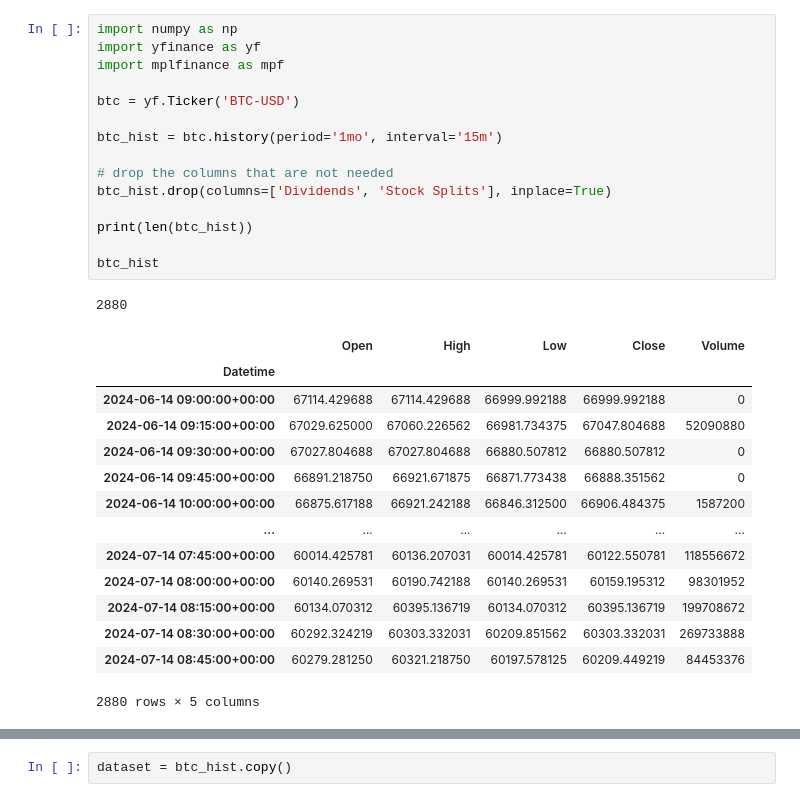
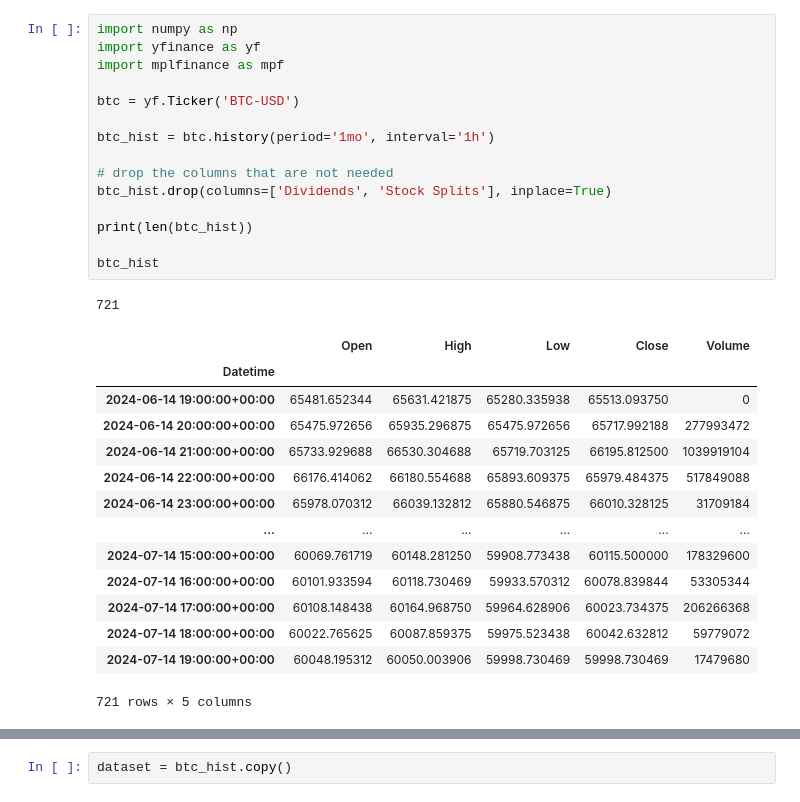
Before and after one commit to TidyMaze/finance, a Jupyter notebook: test.ipynb, the cells around one changed output, grey strips where cells are left out. Drawn from its saved outputs; the diff is of its cells as text.

```diff
--- a/test.ipynb
+++ b/test.ipynb
@@ -1,34 +1,34 @@
 # %%
 import numpy as np
 import yfinance as yf
 import mplfinance as mpf
 
 btc = yf.Ticker('BTC-USD')
 
-btc_hist = btc.history(period='1mo', interval='15m')
+btc_hist = btc.history(period='1mo', interval='1h')
 
 # drop the columns that are not needed
 btc_hist.drop(columns=['Dividends', 'Stock Splits'], inplace=True)
 
 print(len(btc_hist))
 
 btc_hist
 # %% [output]
-2880
+721
 |  | Open | High | Low | Close | Volume |
 | Datetime |  |  |  |  |  |
-| 2024-06-14 09:00:00+00:00 | 67114.429688 | 67114.429688 | 66999.992188 | 66999.992188 | 0 |
-| 2024-06-14 09:15:00+00:00 | 67029.625000 | 67060.226562 | 66981.734375 | 67047.804688 | 52090880 |
-| 2024-06-14 09:30:00+00:00 | 67027.804688 | 67027.804688 | 66880.507812 | 66880.507812 | 0 |
-| 2024-06-14 09:45:00+00:00 | 66891.218750 | 66921.671875 | 66871.773438 | 66888.351562 | 0 |
-| 2024-06-14 10:00:00+00:00 | 66875.617188 | 66921.242188 | 66846.312500 | 66906.484375 | 1587200 |
+| 2024-06-14 19:00:00+00:00 | 65481.652344 | 65631.421875 | 65280.335938 | 65513.093750 | 0 |
+| 2024-06-14 20:00:00+00:00 | 65475.972656 | 65935.296875 | 65475.972656 | 65717.992188 | 277993472 |
+| 2024-06-14 21:00:00+00:00 | 65733.929688 | 66530.304688 | 65719.703125 | 66195.812500 | 1039919104 |
+| 2024-06-14 22:00:00+00:00 | 66176.414062 | 66180.554688 | 65893.609375 | 65979.484375 | 517849088 |
+| 2024-06-14 23:00:00+00:00 | 65978.070312 | 66039.132812 | 65880.546875 | 66010.328125 | 31709184 |
 | ... | ... | ... | ... | ... | ... |
-| 2024-07-14 07:45:00+00:00 | 60014.425781 | 60136.207031 | 60014.425781 | 60122.550781 | 118556672 |
-| 2024-07-14 08:00:00+00:00 | 60140.269531 | 60190.742188 | 60140.269531 | 60159.195312 | 98301952 |
-| 2024-07-14 08:15:00+00:00 | 60134.070312 | 60395.136719 | 60134.070312 | 60395.136719 | 199708672 |
-| 2024-07-14 08:30:00+00:00 | 60292.324219 | 60303.332031 | 60209.851562 | 60303.332031 | 269733888 |
-| 2024-07-14 08:45:00+00:00 | 60279.281250 | 60321.218750 | 60197.578125 | 60209.449219 | 84453376 |
+| 2024-07-14 15:00:00+00:00 | 60069.761719 | 60148.281250 | 59908.773438 | 60115.500000 | 178329600 |
+| 2024-07-14 16:00:00+00:00 | 60101.933594 | 60118.730469 | 59933.570312 | 60078.839844 | 53305344 |
+| 2024-07-14 17:00:00+00:00 | 60108.148438 | 60164.968750 | 59964.628906 | 60023.734375 | 206266368 |
+| 2024-07-14 18:00:00+00:00 | 60022.765625 | 60087.859375 | 59975.523438 | 60042.632812 | 59779072 |
+| 2024-07-14 19:00:00+00:00 | 60048.195312 | 60050.003906 | 59998.730469 | 59998.730469 | 17479680 |
-2880 rows × 5 columns
+721 rows × 5 columns
 # %%
 mpf.plot(btc_hist[-500:], type='candle', volume=True, title='BTC-USD')
 # %% [output]
```
Also changed, not shown: parts of 26 cells of this notebook.
